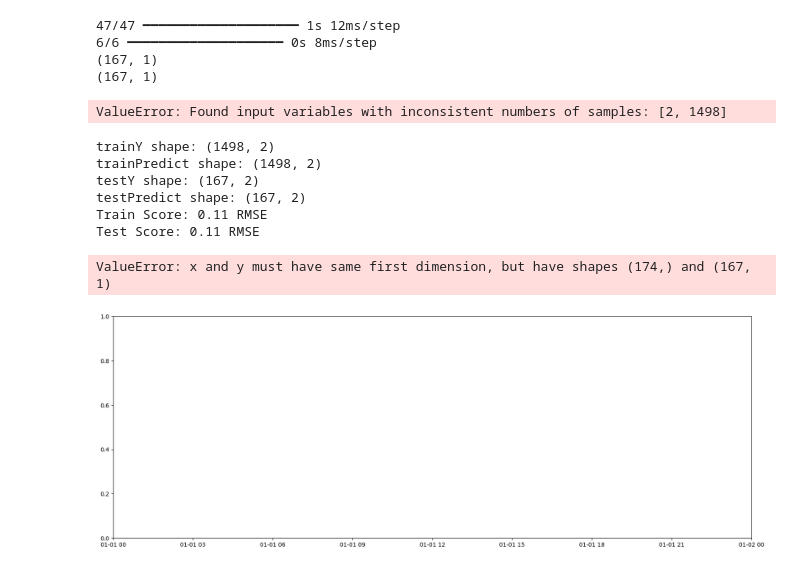
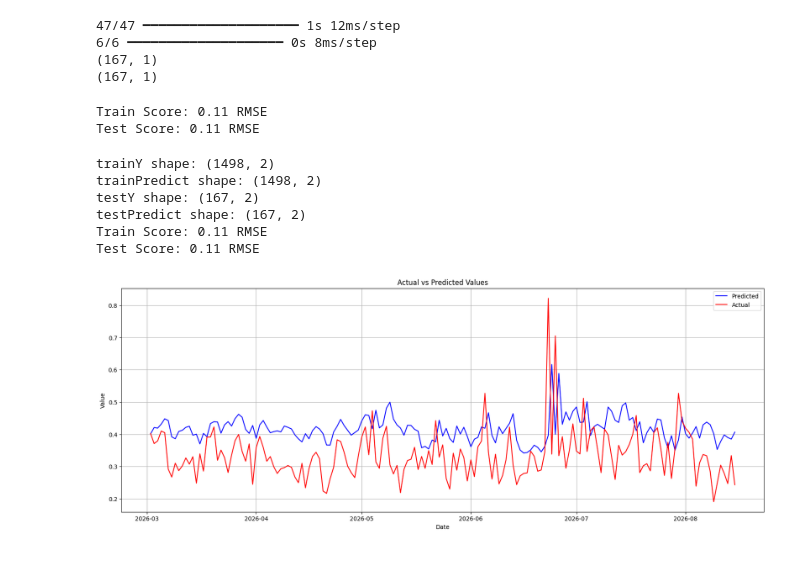
Before and after one commit to KHARIS-Indonesia-AI/salesforecasting, a Jupyter notebook: salesforecasting.ipynb, the cells around one changed output. Drawn from its saved outputs; the diff is of its cells as text; code cells hidden in the pictures.

```diff
--- a/salesforecasting.ipynb
+++ b/salesforecasting.ipynb
@@ -1462,12 +1462,14 @@ print(plot_predicted.shape)
 (167, 1)
 (167, 1)
 # %%
-trainScore = mean_squared_error(trainY[0], trainPredict[:,0]) ** .5
+trainScore = mean_squared_error(trainY[:, 0], trainPredict[:, 0]) ** .5  # Menggunakan trainY[:, 0]
 print('Train Score: %.2f RMSE' % (trainScore))
-testScore = mean_squared_error(testY[0], testPredict[:,0]) ** .5
+
+testScore = mean_squared_error(testY[:, 0], testPredict[:, 0]) ** .5   # Menggunakan testY[:, 0]
 print('Test Score: %.2f RMSE' % (testScore))
 # %% [output]
-ValueError: Found input variables with inconsistent numbers of samples: [2, 1498]
+Train Score: 0.11 RMSE
+Test Score: 0.11 RMSE
 # %%
 from sklearn.metrics import mean_squared_error
 
@@ -1490,22 +1492,16 @@ testPredict shape: (167, 2)
 Train Score: 0.11 RMSE
 Test Score: 0.11 RMSE
 # %%
-import matplotlib.pyplot as plt
-import pandas as pd
-
-# Asumsikan df adalah DataFrame asli Anda
-# Ambil index waktu dari data test
-plot_x = df_cleaning_new.index[-174:]  # Sesuaikan dengan df Anda
+plot_x = df_cleaning_new.index[-len(plot_predicted):]
 
 plt.figure(figsize=(20,7))
 plt.plot(plot_x, plot_predicted, label='Predicted', color='blue')
 plt.plot(plot_x, plot_actual, label='Actual', color='red')
 plt.title('Actual vs Predicted Values')
 plt.xlabel('Date')
 plt.ylabel('Value')
 plt.legend(loc='best')
 plt.grid(True)
 plt.show()
 # %% [output]
-ValueError: x and y must have same first dimension, but have shapes (174,) and (167, 1)
-[figure, old version]
+[figure, new version]
```
